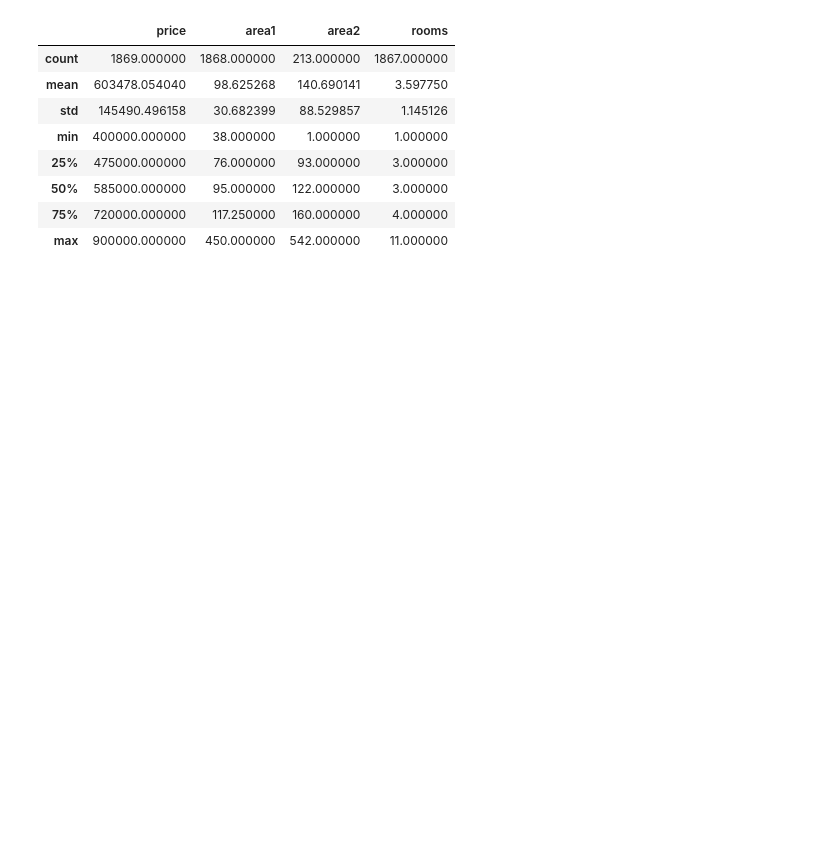
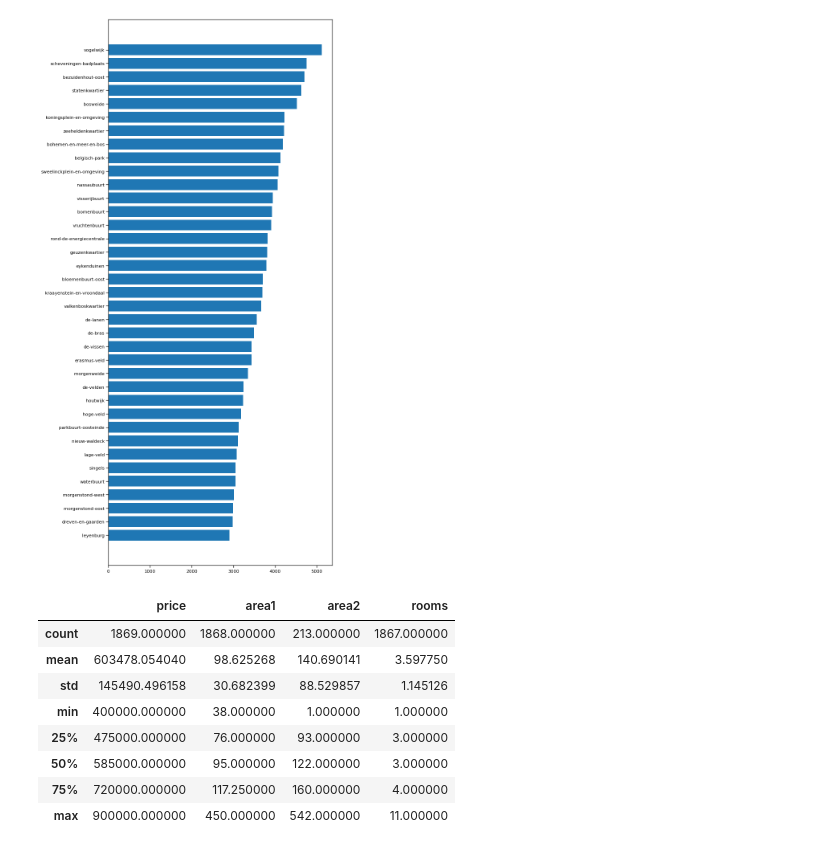
Before and after one commit to iamlucassantos/Fundascrap, a Jupyter notebook: fundascrap/HousesAnalysis.ipynb, the cells around one changed output. Drawn from its saved outputs; the diff is of its cells as text; code cells hidden in the pictures; blank space fills up the shorter version.

```diff
--- a/fundascrap/HousesAnalysis.ipynb
+++ b/fundascrap/HousesAnalysis.ipynb
@@ -4,6 +4,6 @@ import matplotlib.pyplot as plt
 import numpy as np
 import seaborn as sns
 
-df = pd.read_json('posts.json')
+df = pd.read_csv('data/houses.csv')
 sns.set_style()
 sns.set_context("notebook")
@@ -26,3 +10,19 @@ df
+# %%
+df2 = df.copy()
+plt.figure(figsize=(10, 25))
+# df2[df.buurt.str.contains('nieuwmarkt')]
+df2['price_per_m2'] = df2['price']/df2['area1']
+
+df2 = df2.groupby(['city','buurt']).aggregate(avg =('price_per_m2','mean'), count=('price_per_m2','count'))
+
+df3 = df2.loc['den-haag']
+
+df3 = df3[df3['count']>4]
+df3 = df3.sort_values(by='avg', ascending= True)
+plt.barh(df3.index, df3.avg)
+plt.show()
+# %% [output]
+[figure, added]
 # %%
 
 # # Transform num values into float
```
Also changed, not shown: parts of 1 cell of this notebook, 7 other files.
